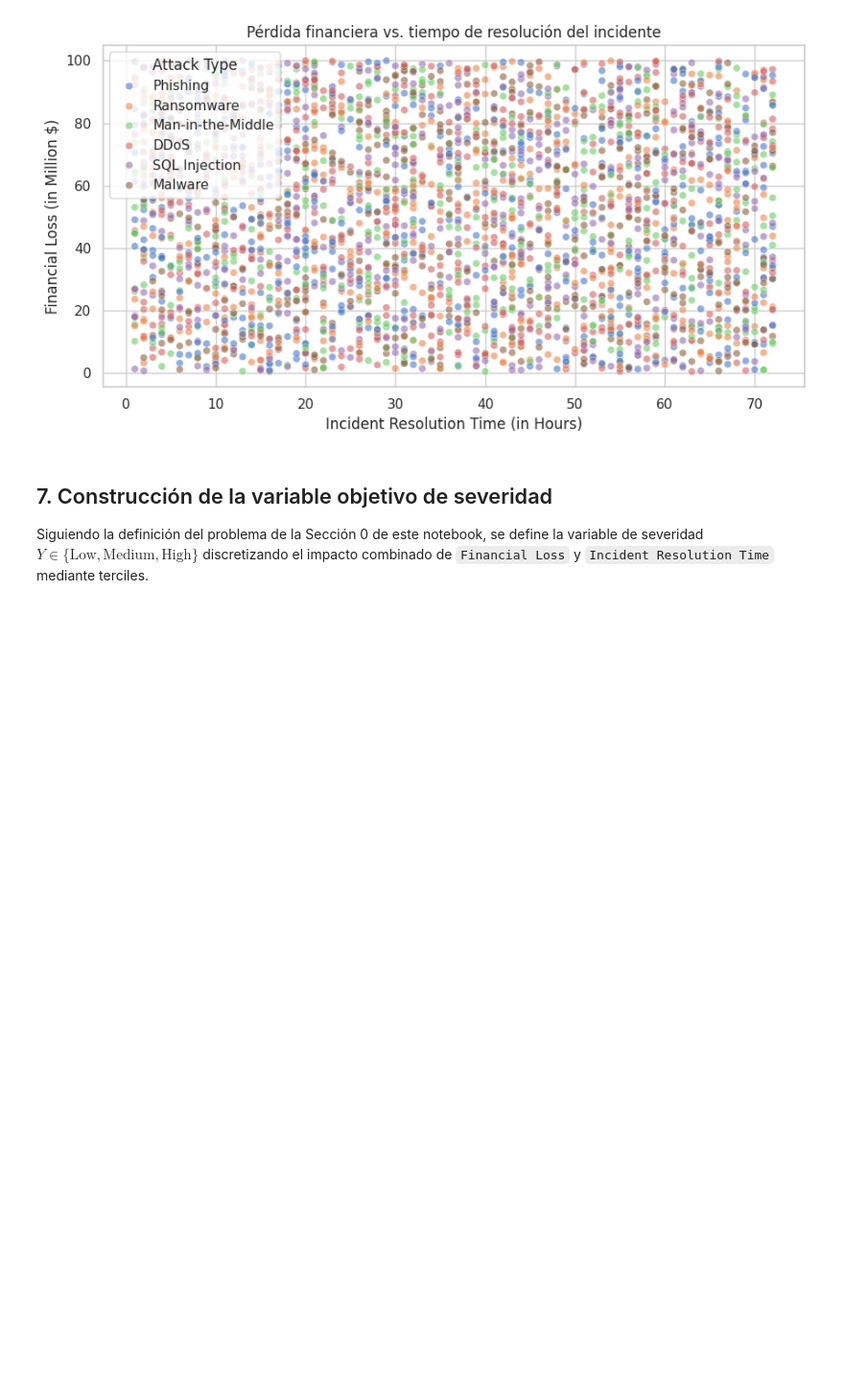
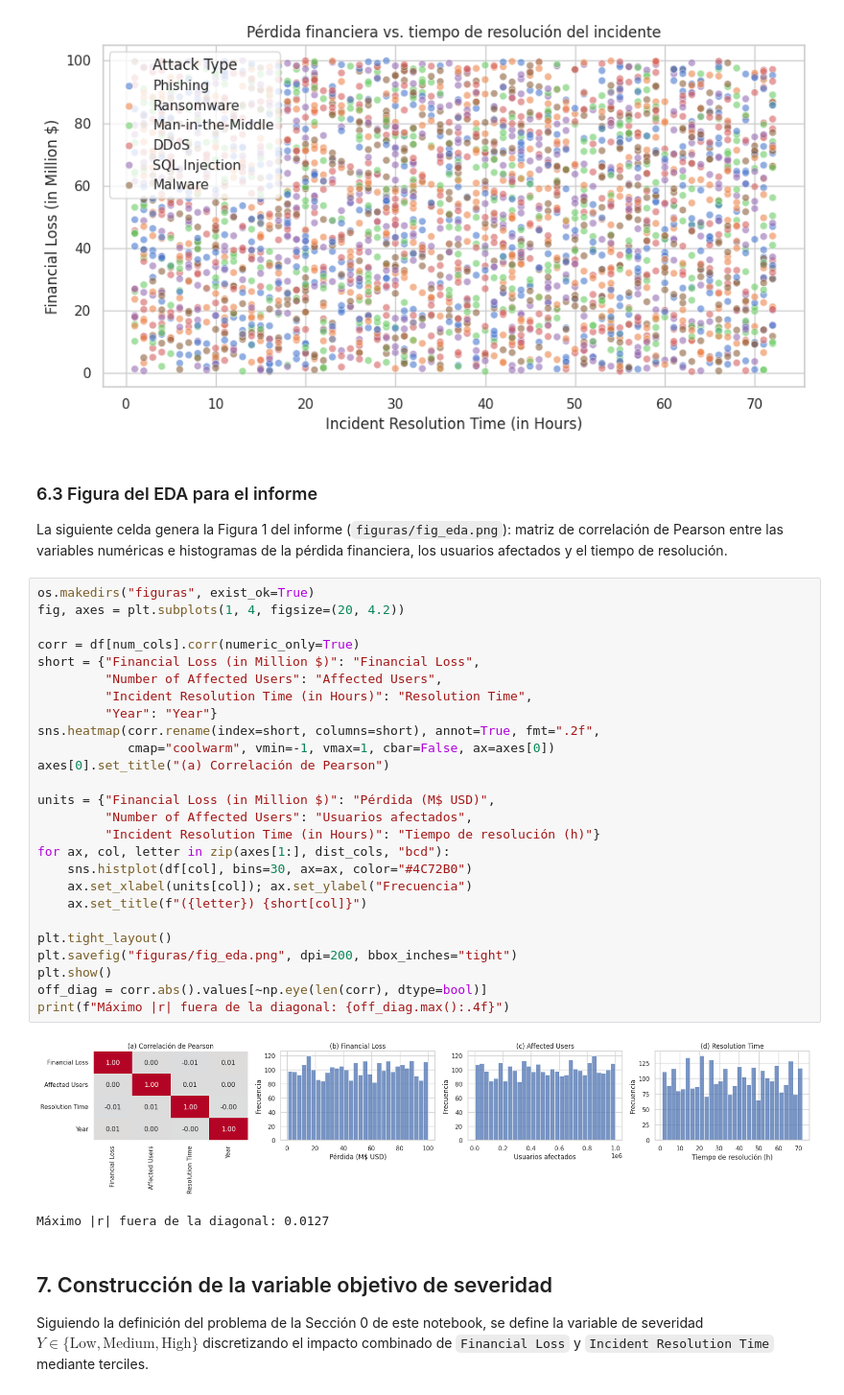
Before and after one commit to acenerumination/MLProject_Cybersecurity_Threat_Severity_and_Impact_Classification, a Jupyter notebook: DEF_projectModelosII.ipynb, the cells around one changed output. Shown at 96% size. Drawn from its saved outputs; the diff is of its cells as text; blank space fills up the shorter version.

```diff
--- a/DEF_projectModelosII.ipynb
+++ b/DEF_projectModelosII.ipynb
@@ -355,6 +356,39 @@ plt.tight_layout()
 plt.show()
 # %% [output]
 [figure]
+# %% [markdown]
+### 6.3 Figura del EDA para el informe
+
+La siguiente celda genera la Figura 1 del informe (`figuras/fig_eda.png`): matriz de correlación de Pearson entre las variables numéricas e histogramas de la pérdida financiera, los usuarios afectados y el tiempo de resolución.
+# %%
+os.makedirs("figuras", exist_ok=True)
+fig, axes = plt.subplots(1, 4, figsize=(20, 4.2))
+
+corr = df[num_cols].corr(numeric_only=True)
+short = {"Financial Loss (in Million $)": "Financial Loss",
+         "Number of Affected Users": "Affected Users",
+         "Incident Resolution Time (in Hours)": "Resolution Time",
+         "Year": "Year"}
+sns.heatmap(corr.rename(index=short, columns=short), annot=True, fmt=".2f",
+            cmap="coolwarm", vmin=-1, vmax=1, cbar=False, ax=axes[0])
+axes[0].set_title("(a) Correlación de Pearson")
+
+units = {"Financial Loss (in Million $)": "Pérdida (M$ USD)",
+         "Number of Affected Users": "Usuarios afectados",
+         "Incident Resolution Time (in Hours)": "Tiempo de resolución (h)"}
+for ax, col, letter in zip(axes[1:], dist_cols, "bcd"):
+    sns.histplot(df[col], bins=30, ax=ax, color="#4C72B0")
+    ax.set_xlabel(units[col]); ax.set_ylabel("Frecuencia")
+    ax.set_title(f"({letter}) {short[col]}")
+
+plt.tight_layout()
+plt.savefig("figuras/fig_eda.png", dpi=200, bbox_inches="tight")
+plt.show()
+off_diag = corr.abs().values[~np.eye(len(corr), dtype=bool)]
+print(f"Máximo |r| fuera de la diagonal: {off_diag.max():.4f}")
+# %% [output]
+[figure, added]
+Máximo |r| fuera de la diagonal: 0.0127
 # %% [markdown]
 ## 7. Construcción de la variable objetivo de severidad
 
```
Also changed, not shown: parts of 13 cells of this notebook.
